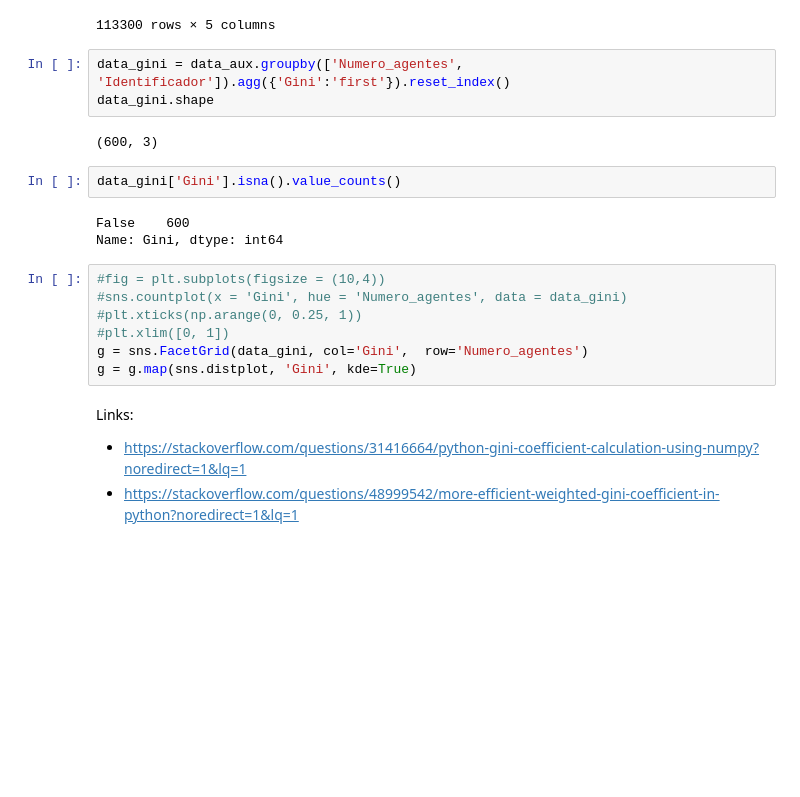
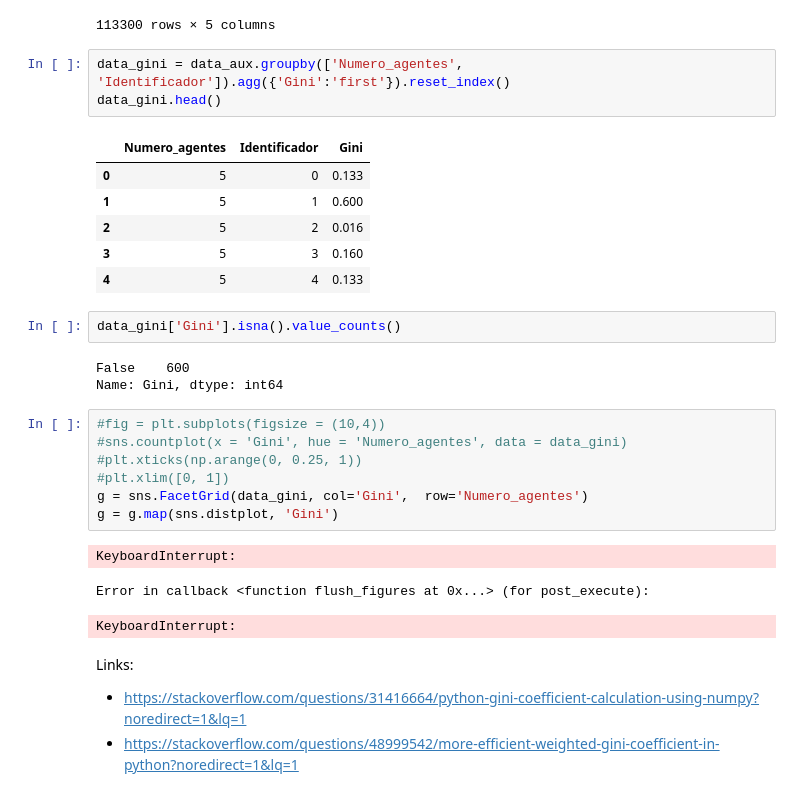
Before and after one commit to Slendercoder/SemilleroMSFS, a Jupyter notebook: Codigos/medidas.ipynb, the cells around one changed output. Cells and saved outputs as stored; diff of their text form; blank space fills up the shorter version.

```diff
--- a/Codigos/medidas.ipynb
+++ b/Codigos/medidas.ipynb
@@ -213,9 +214,14 @@ data_aux
 113300 rows × 5 columns
 # %%
 data_gini = data_aux.groupby(['Numero_agentes', 'Identificador']).agg({'Gini':'first'}).reset_index()
-data_gini.shape
+data_gini.head()
 # %% [output]
-(600, 3)
+|  | Numero_agentes | Identificador | Gini |
+| 0 | 5 | 0 | 0.133 |
+| 1 | 5 | 1 | 0.600 |
+| 2 | 5 | 2 | 0.016 |
+| 3 | 5 | 3 | 0.160 |
+| 4 | 5 | 4 | 0.133 |
 # %%
 data_gini['Gini'].isna().value_counts()
 # %% [output]
@@ -227,7 +233,11 @@ Name: Gini, dtype: int64
 #plt.xticks(np.arange(0, 0.25, 1))
 #plt.xlim([0, 1])
 g = sns.FacetGrid(data_gini, col='Gini',  row='Numero_agentes')
-g = g.map(sns.distplot, 'Gini', kde=True)
+g = g.map(sns.distplot, 'Gini')
+# %% [output]
+KeyboardInterrupt:
+Error in callback <function flush_figures at 0x...> (for post_execute):
+KeyboardInterrupt:
 # %% [markdown]
 Links:
 
```
Also changed, not shown: parts of 2 cells of this notebook.
